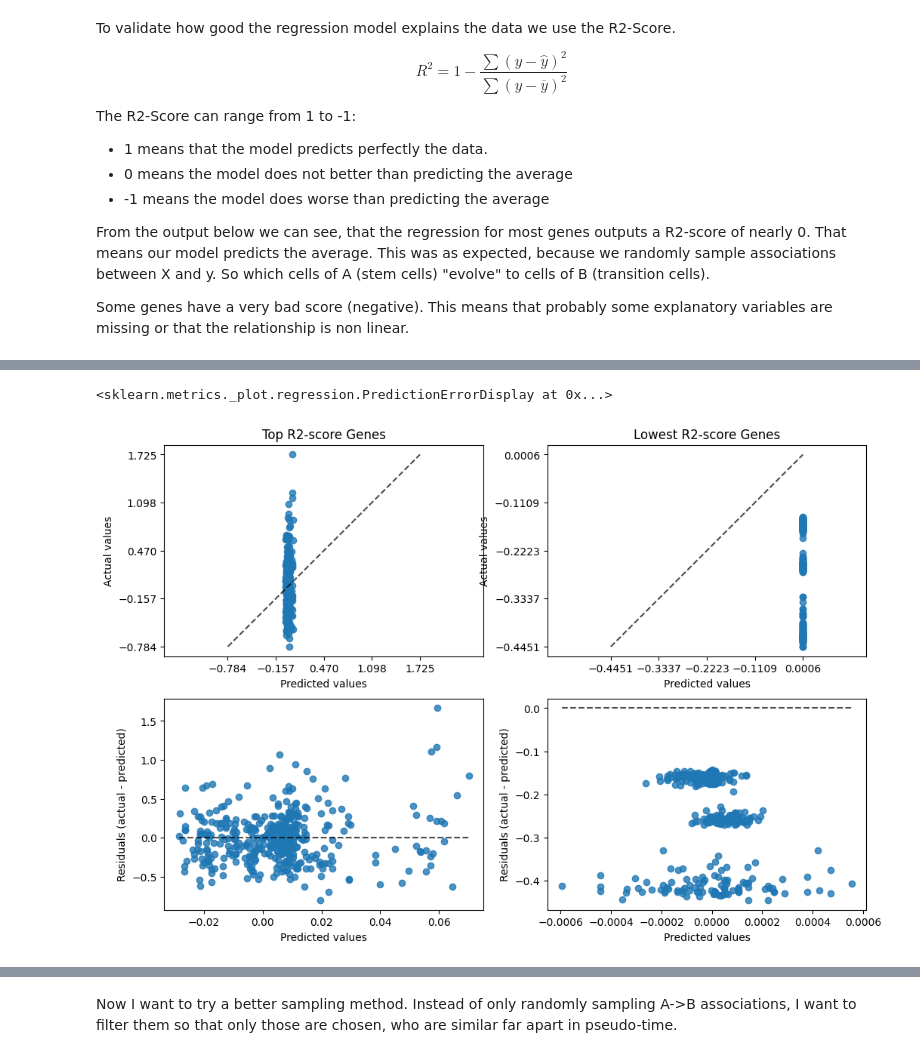
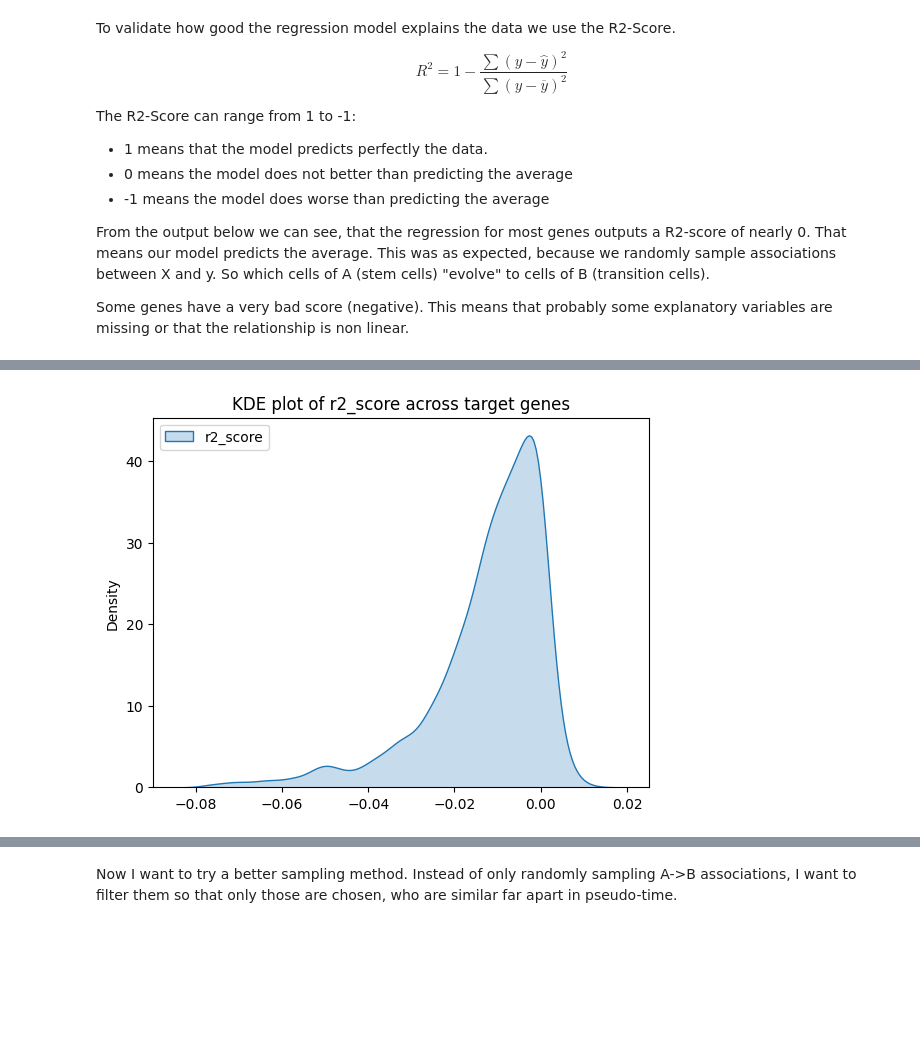
Before and after one commit to DavidWild02/BachelorThesis-ML-Gene-Interactions, a Jupyter notebook: GRNbetweenCellTypes.ipynb, the cells around one changed output, grey strips where cells are left out. Saved outputs shown, nothing was run; the diff lists cells and outputs as text; code cells hidden in the pictures; blank space fills up the shorter version.

```diff
--- a/GRNbetweenCellTypes.ipynb
+++ b/GRNbetweenCellTypes.ipynb
@@ -237,7 +251,8 @@ display(df_gen_scores.tail())
 # %%
-df_gen_scores_lower_quantile = df_gen_scores["r2_score"].quantile(0.005)
-df_gen_scores_without_outliers = df_gen_scores[df_gen_scores["r2_score"] >= df_gen_scores_lower_quantile]
+def show_score_distribution(df_gen_scores, column_name):
+    df_gen_scores_lower_quantile = df_gen_scores[column_name].quantile(0.005)
+    df_gen_scores_without_outliers = df_gen_scores[df_gen_scores[column_name] >= df_gen_scores_lower_quantile]
 
-plt.title("KDE plot of r2_score across target genes")
-sns.kdeplot(df_gen_scores_without_outliers, fill=True)
-plt.show()
+    plt.title(f"KDE plot of {column_name} across target genes")
+    sns.kdeplot(df_gen_scores_without_outliers, fill=True)
+    plt.show()
@@ -246,27 +259,4 @@ plt.show()
-# %%
-from sklearn.metrics import PredictionErrorDisplay
-
-
-y_top_r2_score_mask = df_grn.columns.isin(df_gen_scores.head().index)
-y_bottom_r2_score_mask = df_grn.columns.isin(df_gen_scores.tail().index)
-
-fig, axes = plt.subplots(nrows=2, ncols=2, figsize=(12, 8))
-
-axes[0, 0].set_title("Top R2-score Genes")
-PredictionErrorDisplay.from_predictions(y[:, y_top_r2_score_mask], y_pred[:, y_top_r2_score_mask],
-                                        kind='actual_vs_predicted',
-                                        ax=axes[0, 0])
-PredictionErrorDisplay.from_predictions(y[:, y_top_r2_score_mask], y_pred[:, y_top_r2_score_mask],
-                                        kind='residual_vs_predicted',
-                                        ax=axes[1, 0])
-
-axes[0, 1].set_title("Lowest R2-score Genes")
-PredictionErrorDisplay.from_predictions(y[:, y_bottom_r2_score_mask], y_pred[:, y_bottom_r2_score_mask],
-                                        kind='actual_vs_predicted',
-                                        ax=axes[0, 1])
-PredictionErrorDisplay.from_predictions(y[:, y_bottom_r2_score_mask], y_pred[:, y_bottom_r2_score_mask],
-                                        kind='residual_vs_predicted',
-                                        ax=axes[1, 1])
-# %% [output]
-<sklearn.metrics._plot.regression.PredictionErrorDisplay at 0x...>
-[figure, removed]
+# %%
+show_score_distribution(df_gen_scores, "r2_score")
+# %% [output]
+[figure, added]
```
Also changed, not shown: parts of 15 cells of this notebook, 1 other file.
